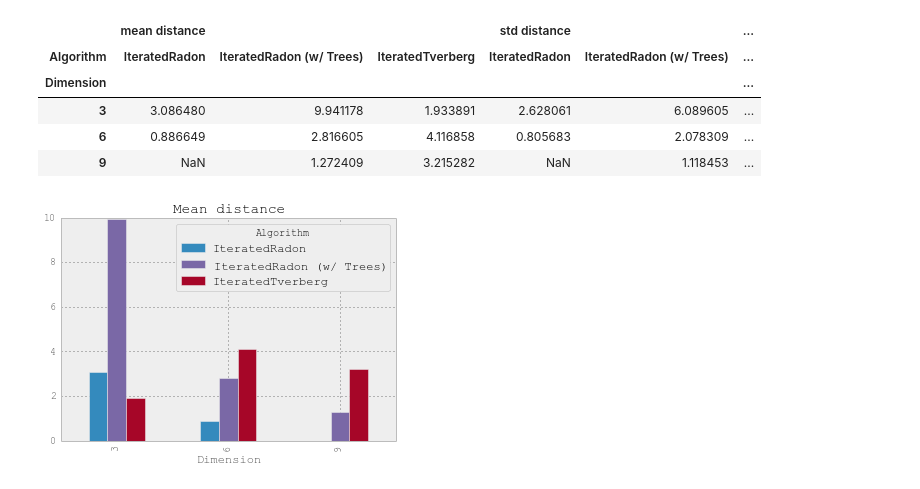
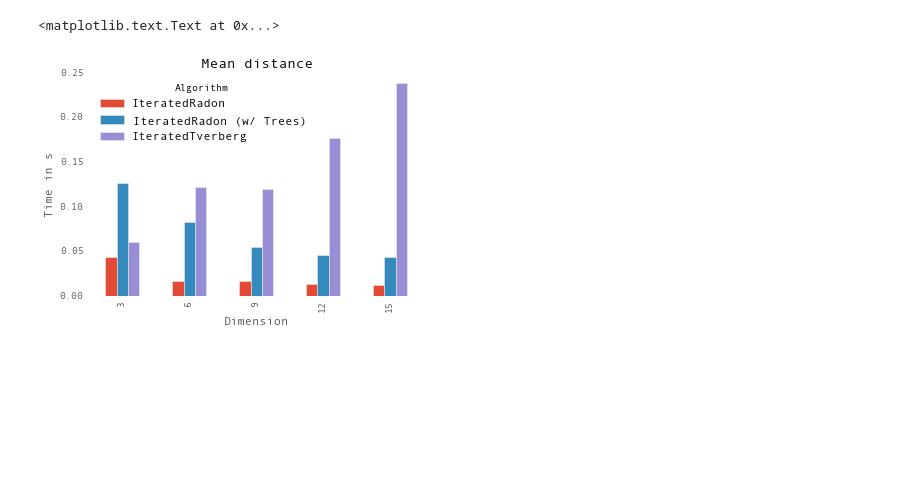
Before and after one commit to fu-berlin-swp-2014/center-points, a Jupyter notebook: plotting.ipynb, the cells around one changed output. Drawn from its saved outputs; the diff is of its cells as text; code cells hidden in the pictures; blank space fills up the shorter version.

Commit message:
Add multi dimensional plots

```diff
--- a/plotting.ipynb
+++ b/plotting.ipynb
@@ -1,7 +1,12 @@
 # %%
 import pandas as pd
 import numpy as np
+import matplotlib
 import matplotlib.pyplot as plt
+from IPython.display import display
 
 pd.options.display.mpl_style = 'default'
+display(matplotlib.style.available)
+plt.style.use('ggplot')
+
 %matplotlib inline
@@ -14,15 +29,11 @@ uni = results[results.Title.str.startswith("normal")]
 # %%
-sph_p = sph.pivot_table(index='Dimension', columns='Algorithm', values=['mean distance', 'std distance'])
-#err_p = sph.pivot_table(index='Dimension', columns='Algorithm', values='std distance')
-ax = sph_p['mean distance'].plot(kind='bar', title="Mean distance")
-#sph_p['std distance'].plot(kind='bar', title="std distance")
-#ax.set_yscale("symlog")
-sph_p
+uni_p = uni.pivot_table(index='Dimension', columns='Algorithm', values=['mean distance', 'std distance'])
+err_p = uni_p['std distance']
+
+ax = uni_p['mean distance'].plot(kind='bar', title="Mean distance")
+#ax = uni_p['mean distance'].plot(kind='bar', title="Mean distance", yerr=err_p.values)
+# error bars are failing for some weird reasons in some cases
+ax.set_ylabel("Time in s")
 # %% [output]
-|  | mean distance |  |  | std distance |  | ... |
-| Algorithm | IteratedRadon | IteratedRadon (w/ Trees) | IteratedTverberg | IteratedRadon | IteratedRadon (w/ Trees) | ... |
-| Dimension |  |  |  |  |  | ... |
-| 3 | 3.086480 | 9.941178 | 1.933891 | 2.628061 | 6.089605 | ... |
-| 6 | 0.886649 | 2.816605 | 4.116858 | 0.805683 | 2.078309 | ... |
-| 9 | NaN | 1.272409 | 3.215282 | NaN | 1.118453 | ... |
+<matplotlib.text.Text at 0x...>
-[figure, old version]
+[figure, new version]
```
Also changed, not shown: parts of 6 cells of this notebook.
